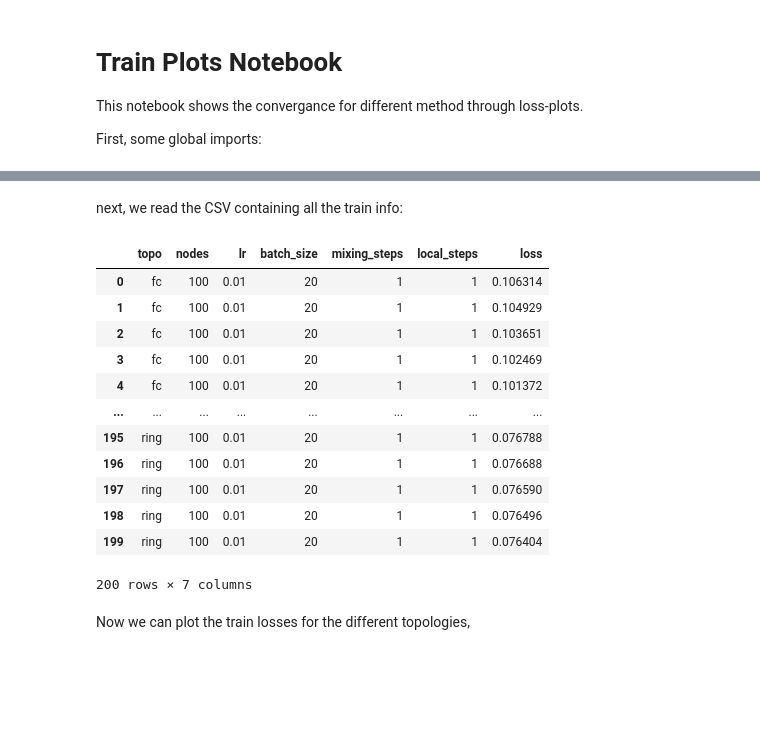
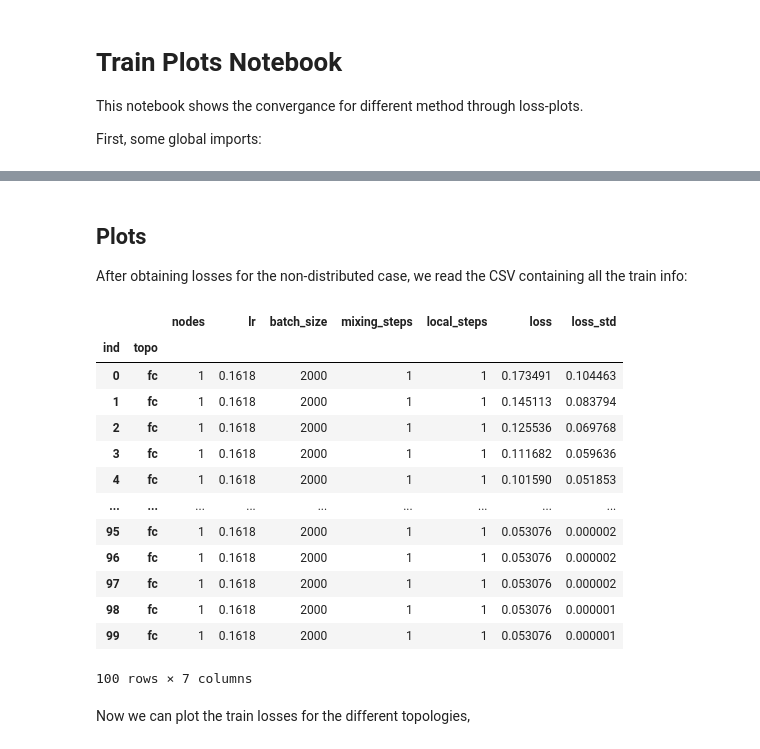
Before and after one commit to eelismie/OptForML-Project, a Jupyter notebook: notebooks/train_plots.ipynb, the cells around one changed output, grey strips where cells are left out. Saved outputs shown, nothing was run; the diff lists cells and outputs as text; code cells hidden in the pictures; blank space fills up the shorter version.

```diff
--- a/notebooks/train_plots.ipynb
+++ b/notebooks/train_plots.ipynb
@@ -24,0 +66,25 @@ The autoreload extension is already loaded. To reload it, use:
+# %%
+from graph import model_lr
+
+# best learning rate for GD
+lr = 1 / L
+print('lr :', lr)
+
+model = model_lr(input_dim=X.shape[1], output_dim=y.shape[1])
+
+opt = torch.optim.SGD(model.parameters(), lr=lr)
+criteria = nn.MSELoss()
+
+epochs = 100
+non_distr_losses = []
+for i in range(epochs):
+    out = model(X)
+    l = criteria(out, y)
+    non_distr_losses += [l.item()]
+    l.backward()
+
+    opt.step()
+    opt.zero_grad()
+
+    if i % 10 == 0:
+        print('i :', i, 'train loss :', non_distr_losses[-1])
@@ -25,21 +103,35 @@ The autoreload extension is already loaded. To reload it, use:
 # %% [markdown]
-next, we read the CSV containing all the train info:
+## Plots
+
+After obtaining losses for the non-distributed case, we read the CSV containing all the train info:
 # %%
-df = pd.read_csv('out.csv')
-df
+from pathlib import Path
+dfs = []
+for i, filename in enumerate(Path('.').glob('out*.csv')):
+    df = pd.read_csv(filename)
+    dfs += [df]
+dfs = pd.concat(dfs, axis=0)
+dfs['ind'] = dfs.index
+dfs.set_index('ind')
+m_dfs = dfs.groupby(['ind', 'topo']).mean()
+s_dfs = dfs.groupby(['ind', 'topo']).std()
+dfs = m_dfs
+dfs['loss_std'] = s_dfs['loss']
+dfs
 # %% [output]
-|  | topo | nodes | lr | batch_size | mixing_steps | local_steps | loss |
-| 0 | fc | 100 | 0.01 | 20 | 1 | 1 | 0.106314 |
-| 1 | fc | 100 | 0.01 | 20 | 1 | 1 | 0.104929 |
-| 2 | fc | 100 | 0.01 | 20 | 1 | 1 | 0.103651 |
-| 3 | fc | 100 | 0.01 | 20 | 1 | 1 | 0.102469 |
-| 4 | fc | 100 | 0.01 | 20 | 1 | 1 | 0.101372 |
-| ... | ... | ... | ... | ... | ... | ... | ... |
-| 195 | ring | 100 | 0.01 | 20 | 1 | 1 | 0.076788 |
-| 196 | ring | 100 | 0.01 | 20 | 1 | 1 | 0.076688 |
-| 197 | ring | 100 | 0.01 | 20 | 1 | 1 | 0.076590 |
-| 198 | ring | 100 | 0.01 | 20 | 1 | 1 | 0.076496 |
-| 199 | ring | 100 | 0.01 | 20 | 1 | 1 | 0.076404 |
+|  |  | nodes | lr | batch_size | mixing_steps | local_steps | loss | loss_std |
+| ind | topo |  |  |  |  |  |  |  |
+| 0 | fc | 1 | 0.1618 | 2000 | 1 | 1 | 0.173491 | 0.104463 |
+| 1 | fc | 1 | 0.1618 | 2000 | 1 | 1 | 0.145113 | 0.083794 |
+| 2 | fc | 1 | 0.1618 | 2000 | 1 | 1 | 0.125536 | 0.069768 |
+| 3 | fc | 1 | 0.1618 | 2000 | 1 | 1 | 0.111682 | 0.059636 |
+| 4 | fc | 1 | 0.1618 | 2000 | 1 | 1 | 0.101590 | 0.051853 |
+| ... | ... | ... | ... | ... | ... | ... | ... | ... |
+| 95 | fc | 1 | 0.1618 | 2000 | 1 | 1 | 0.053076 | 0.000002 |
+| 96 | fc | 1 | 0.1618 | 2000 | 1 | 1 | 0.053076 | 0.000002 |
+| 97 | fc | 1 | 0.1618 | 2000 | 1 | 1 | 0.053076 | 0.000002 |
+| 98 | fc | 1 | 0.1618 | 2000 | 1 | 1 | 0.053076 | 0.000001 |
+| 99 | fc | 1 | 0.1618 | 2000 | 1 | 1 | 0.053076 | 0.000001 |
-200 rows × 7 columns
+100 rows × 7 columns
 # %% [markdown]
 Now we can plot the train losses for the different topologies,
```
Also changed, not shown: parts of 7 cells of this notebook, 6 other files.
